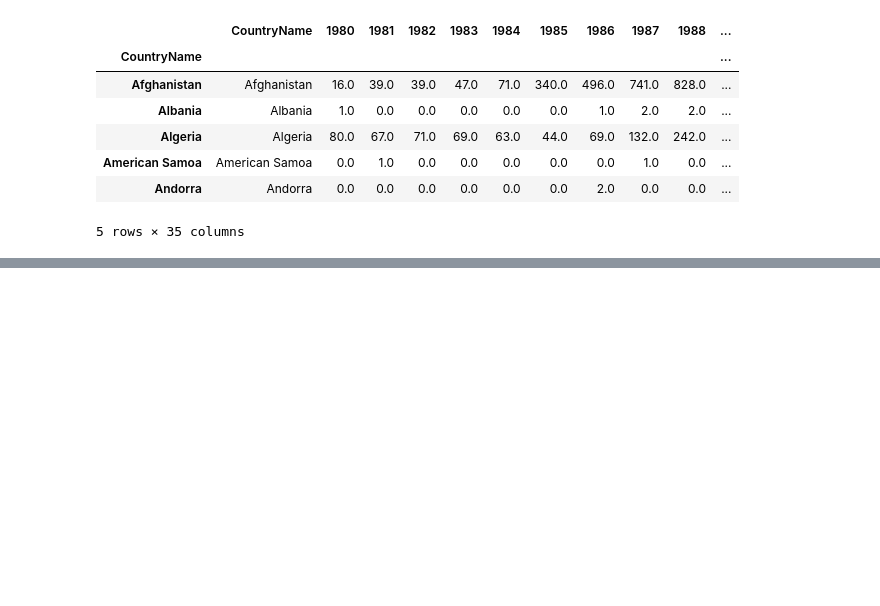
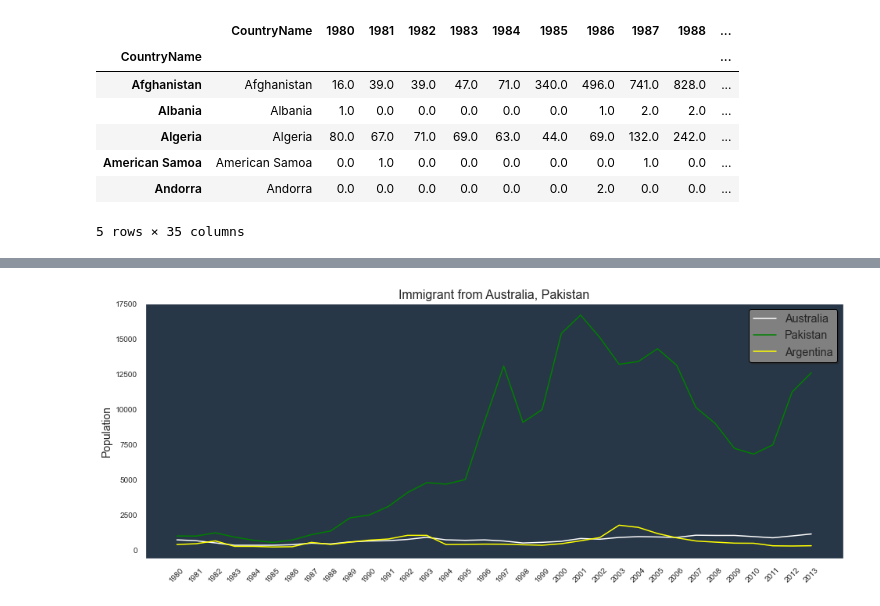
Before and after one commit to jackyhuynh/Data_Visualization_using_Python_Seaborn, a Jupyter notebook: Untitled.ipynb, the cells around one changed output, grey strips where cells are left out. Saved outputs shown, nothing was run; the diff lists cells and outputs as text; code cells hidden in the pictures; blank space fills up the shorter version.

```diff
--- a/Untitled.ipynb
+++ b/Untitled.ipynb
@@ -255,0 +246,12 @@ canada.head()
+# %%
+
+canada.index.name=None
+
+# delete the Country Name columns
+del canada['CountryName']
+
+# drop all the na values
+canada.dropna(inplace=True)
+
+# Check
+canada.head()
@@ -255,0 +266,3 @@ canada.head()
+# %%
+# create an instance of the transpose
+canada = canada.transpose()
@@ -256,6 +285,15 @@ canada.head()
 # %%
 plt.figure(figsize=(16,6))
-plt.title("Immigrant from India", frontsize = 14)
-sns.set( rc={"axes.facecolor":"#283747","axes.grid":False, 'xtick.labelsize':10}
+plt.title("Immigrant from Australia, Pakistan", fontsize = 16)
+plt.ylabel("Population",fontsize=14)
+sns.set( rc={"axes.facecolor":"#283747","axes.grid":False, 'xtick.labelsize':10,'ytick.labelsize':10})
 plt.xticks(rotation=45) # Rotating X ticks by 45 degrees
-sns.lineplpot(x=canada.index.values, y = )
+sns.lineplot(x=canada.index.values, y =canada['Australia'], color='white', label='Australia' )
+sns.lineplot(x=canada.index.values, y =canada['Pakistan'], color='green', label='Pakistan' )
+sns.lineplot(x=canada.index.values, y =canada['Argentina'], color='yellow', label='Argentina' )
+
+# the legend box modification
+plt.legend(facecolor='gray', fontsize='large',edgecolor='black',shadow=True)
+plt.show()
+# %% [output]
+[figure, added]
```
Also changed, not shown: parts of 12 cells of this notebook.
